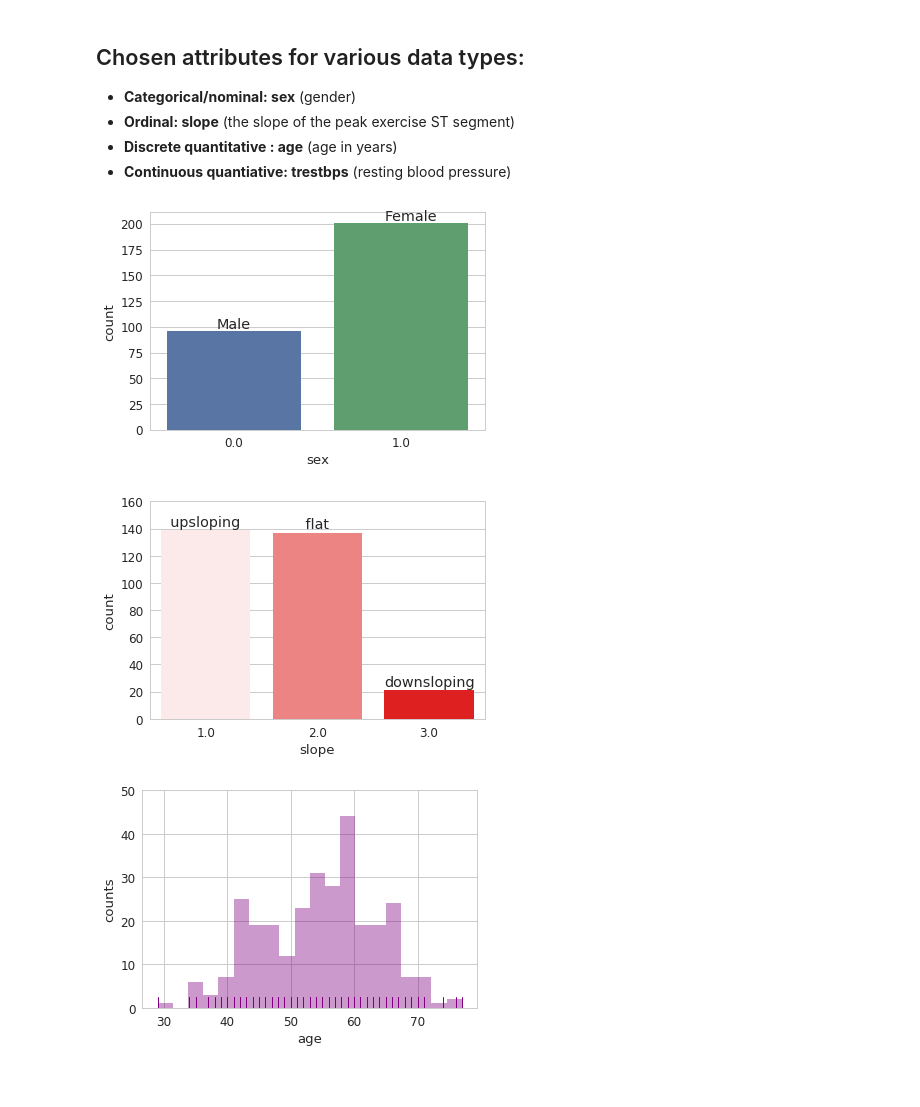
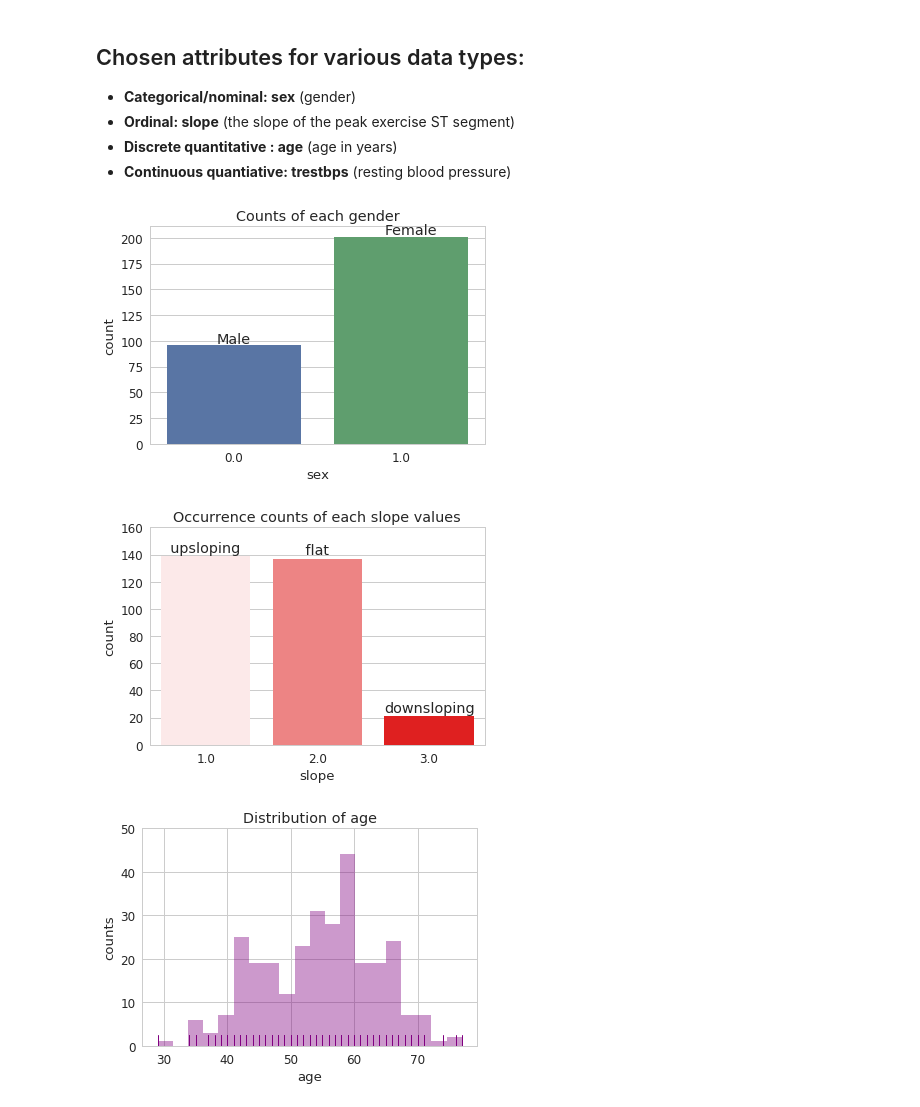
Before and after one commit to Nilabhra/jacobs_da_2017, a Jupyter notebook: assignment_1/assignment1.ipynb, the cells around one changed output. Cells and saved outputs as stored; diff of their text form; code cells hidden in the pictures; blank space fills up the shorter version.

Commit message:
added titles to each univariate plots

```diff
--- a/assignment_1/assignment1.ipynb
+++ b/assignment_1/assignment1.ipynb
@@ -56,30 +56,33 @@ data.shape
 # %%
 sns.set(font_scale=1.2)
 sns.set_style("whitegrid")
 fig = sns.countplot(x="sex", data=data)
 labels = ['Male', 'Female']
 for i, p in enumerate(fig.patches):
         fig.annotate('{}'.format(labels[i]), (p.get_x()+0.3, p.get_height()+2))
+_ = fig.set_title('Counts of each gender')
 # %% [output]
-[figure, old version]
+[figure, new version]
 # %%
 sns.set(font_scale=1.2)
 sns.set_style("whitegrid")
 with sns.color_palette(sns.light_palette("red", 3)):
     fig = sns.countplot(x='slope', data=data)
     labels = ['  upsloping  ', '       flat','downsloping']
+    fig.set_title('Occurrence counts of each slope values')
     for i, p in enumerate(fig.patches):
         fig.annotate('{}'.format(labels[i]), (p.get_x(), p.get_height()+3))
         fig.axes.set_ylim(0, 160)
 # %% [output]
-[figure, old version]
+[figure, new version]
 # %%
 sns.set_style(None)
 fig = sns.distplot(data['age'], kde=False, rug=True, bins=20, color='purple')
+_ = fig.set_title('Distribution of age')
 _ = fig.axes.set_ylim(0, 50)
 _ = fig.set_ylabel('counts')
 # %% [output]
-[figure, old version]
+[figure, new version]
 # %%
 fig = sns.distplot(data['trestbps'], kde=False, rug=True, bins=25, color='chocolate')
 _ = fig.axes.set_ylim(0, 60)
```
Also changed, not shown: parts of 1 cell of this notebook.
